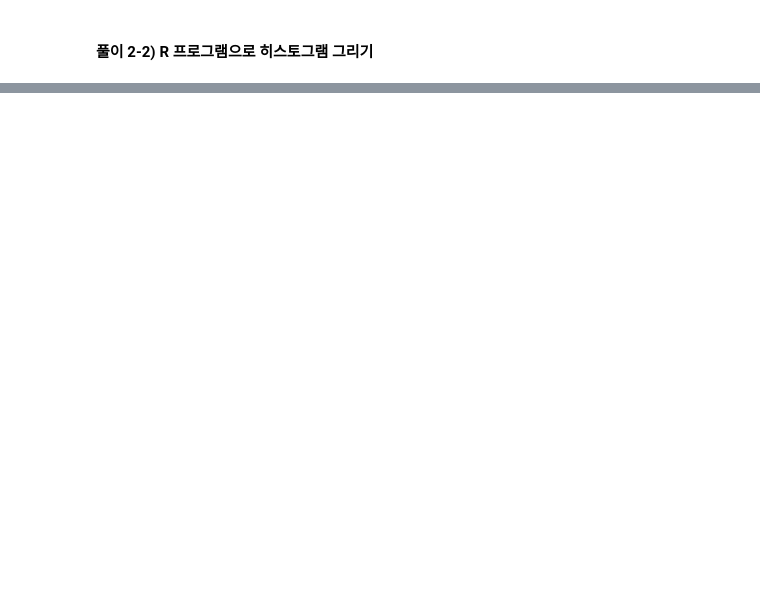
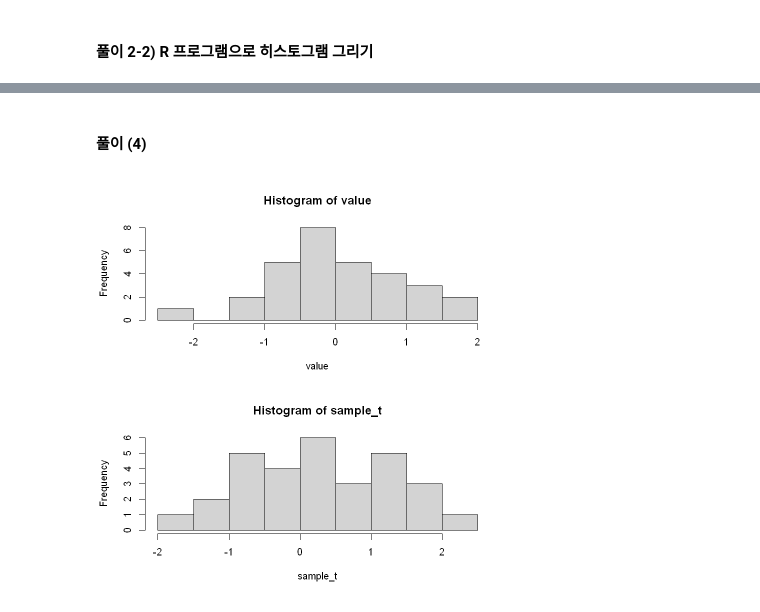
Before and after one commit to barkle2/KNOU, a Jupyter notebook: [5-1]통계적 추론/과제2.ipynb, the cells around one changed output, grey strips where cells are left out. Saved outputs shown, nothing was run; the diff lists cells and outputs as text; code cells hidden in the pictures; blank space fills up the shorter version.

```diff
--- a/[5-1]통계적 추론/과제2.ipynb
+++ b/[5-1]통계적 추론/과제2.ipynb
@@ -81,0 +172,22 @@ hist(exp_sample)
+# %% [markdown]
+#### 풀이 (4)
+# %%
+par(mfrow=c(2,1))
+
+n=30
+mu=0
+sigma=2
+
+value = numeric(n)
+
+for(i in 1:30) {
+    X_sample = rnorm(n, mean=mu, sd=sigma)
+    value[i] = (mean(X_sample)-mu)/(sd(X_sample)/sqrt(n))
+}
+
+hist(value)
+
+sample_t = rt(30, df=n-1)
+hist(sample_t)
+# %% [output]
+[figure, added]
```
Also changed, not shown: parts of 14 cells of this notebook.
